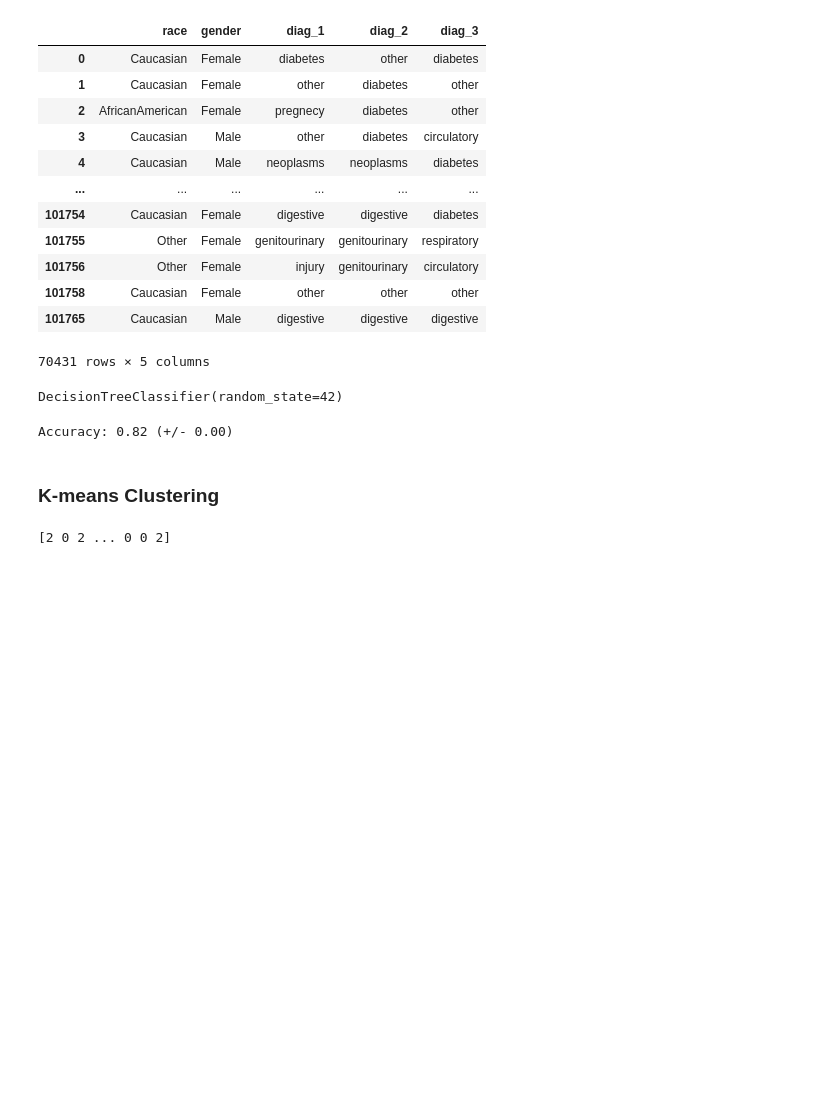
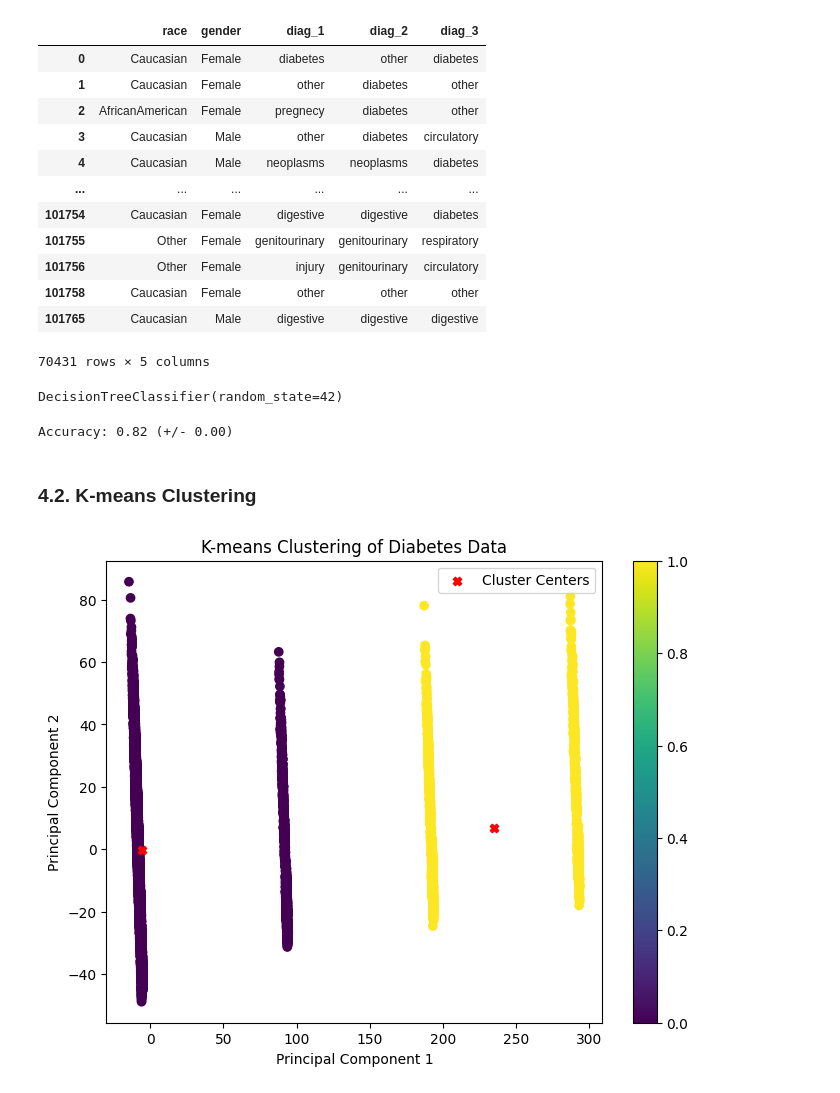
Before and after one commit to Kiarashmo/AI-Course, a Jupyter notebook: Project 5/main.ipynb, the cells around one changed output. Drawn from its saved outputs; the diff is of its cells as text; code cells hidden in the pictures; blank space fills up the shorter version.

```diff
--- a/Project 5/main.ipynb
+++ b/Project 5/main.ipynb
@@ -408,7 +409,7 @@ print("Accuracy: %0.2f (+/- %0.2f)" % (scores.mean(), scores.std() * 2))
 # %% [output]
 Accuracy: 0.82 (+/- 0.00)
 # %% [markdown]
-### K-means Clustering
+### 4.2. K-means Clustering
 # %%
 # select the categorical features
 cat_features = ['race', 'gender', 'diag_1', 'diag_2', 'diag_3']
@@ -427,15 +428,33 @@ features = cat_features + ['age', 'admission_type_id', 'discharge_disposition_id
 X = df[features]
 
 # create a k-means object with 3 clusters
-kmeans = KMeans(n_clusters=3, random_state=42)
+kmeans = KMeans(n_clusters=2, random_state=42)
 
 # fit the k-means model to the data
 kmeans.fit(X)
 
 # get the cluster labels for each data point
 labels = kmeans.labels_
-
-# print the cluster labels
-print(labels)
-# %% [output]
-[2 0 2 ... 0 0 2]
+# %%
+# Apply PCA to reduce the data to two dimensions
+pca = PCA(n_components=2)
+X_pca = pca.fit_transform(X)
+
+# Create a scatter plot of the data points, colored by cluster labels
+plt.figure(figsize=(8, 6))
+plt.scatter(X_pca[:, 0], X_pca[:, 1], c=labels, cmap='viridis')
+plt.xlabel('Principal Component 1')
+plt.ylabel('Principal Component 2')
+plt.title('K-means Clustering of Diabetes Data')
+
+# Retrieve the cluster centers
+cluster_centers_pca = pca.transform(kmeans.cluster_centers_)
+
+# Plot the cluster centers as separate points
+plt.scatter(cluster_centers_pca[:, 0], cluster_centers_pca[:, 1], c='red', marker='X', label='Cluster Centers')
+
+plt.colorbar()
+plt.legend()
+plt.show()
+# %% [output]
+[figure, added]
```
Also changed, not shown: parts of 1 cell of this notebook.
